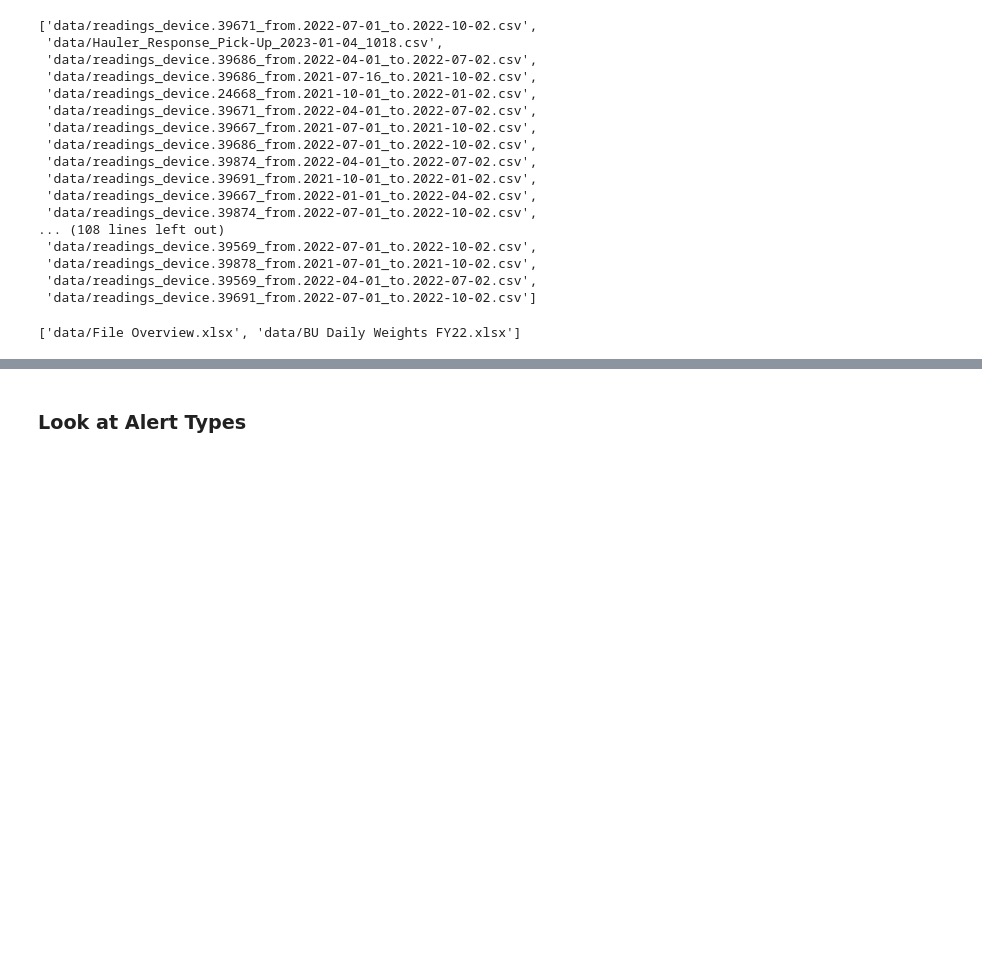
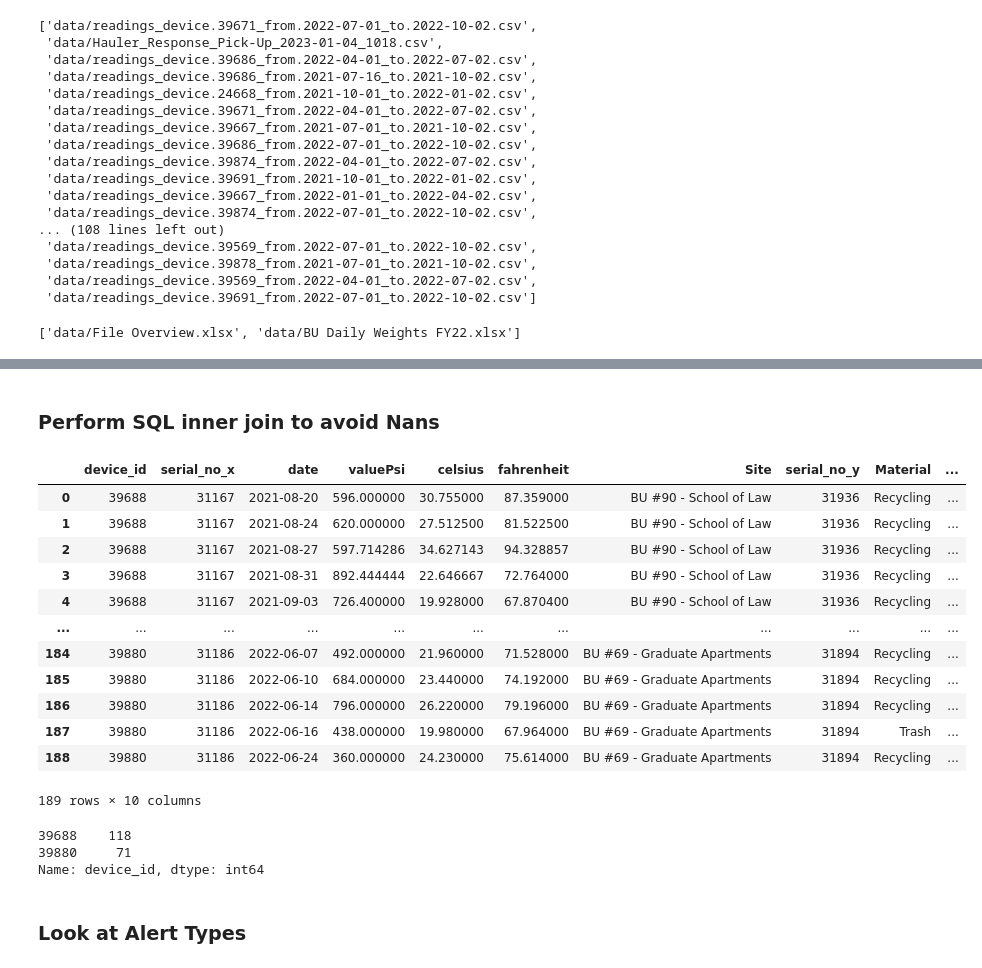
Before and after one commit to BU-Spark/ds-bu-sustainability-waste, a Jupyter notebook: spring23-team-1/DataAnalysis_KV.ipynb, the cells around one changed output, grey strips where cells are left out. Cells and saved outputs as stored; diff of their text form; code cells hidden in the pictures; blank space fills up the shorter version.

```diff
--- a/spring23-team-1/DataAnalysis_KV.ipynb
+++ b/spring23-team-1/DataAnalysis_KV.ipynb
@@ -65,0 +341,4 @@ reading_df
+# %%
+#Join daily weight data
+daily_weights_df = pd.read_excel('data/BU Daily Weights FY22.xlsx')
+daily_weights_df
@@ -65,0 +359,3 @@ reading_df
+# %%
+daily_weights_df = daily_weights_df[daily_weights_df['Customer Key'].notna()]
+daily_weights_df['Customer Key'] = daily_weights_df['Customer Key'].astype(int)
@@ -65,0 +368,4 @@ reading_df
+# %%
+daily_weights_df.rename(columns={"Customer Key": "serial_no",
+                                "Work Order Date": "date", "Location":"Site"}, inplace=True)
+daily_weights_df.drop(columns = "Address", inplace = True)
@@ -66,3 +404,30 @@ reading_df
+# %% [markdown]
+### Perform SQL inner join to avoid Nans
+# %%
+device_readings_weights_df = pd.merge(device_readings_site_df, daily_weights_df, how = 'inner',
+                                      on=['date', 'Site'])
+# %%
+device_readings_weights_df
+# %% [output]
+|  | device_id | serial_no_x | date | valuePsi | celsius | fahrenheit | Site | serial_no_y | Material | ... |
+| 0 | 39688 | 31167 | 2021-08-20 | 596.000000 | 30.755000 | 87.359000 | BU #90 - School of Law | 31936 | Recycling | ... |
+| 1 | 39688 | 31167 | 2021-08-24 | 620.000000 | 27.512500 | 81.522500 | BU #90 - School of Law | 31936 | Recycling | ... |
+| 2 | 39688 | 31167 | 2021-08-27 | 597.714286 | 34.627143 | 94.328857 | BU #90 - School of Law | 31936 | Recycling | ... |
+| 3 | 39688 | 31167 | 2021-08-31 | 892.444444 | 22.646667 | 72.764000 | BU #90 - School of Law | 31936 | Recycling | ... |
+| 4 | 39688 | 31167 | 2021-09-03 | 726.400000 | 19.928000 | 67.870400 | BU #90 - School of Law | 31936 | Recycling | ... |
+| ... | ... | ... | ... | ... | ... | ... | ... | ... | ... | ... |
+| 184 | 39880 | 31186 | 2022-06-07 | 492.000000 | 21.960000 | 71.528000 | BU #69 - Graduate Apartments | 31894 | Recycling | ... |
+| 185 | 39880 | 31186 | 2022-06-10 | 684.000000 | 23.440000 | 74.192000 | BU #69 - Graduate Apartments | 31894 | Recycling | ... |
+| 186 | 39880 | 31186 | 2022-06-14 | 796.000000 | 26.220000 | 79.196000 | BU #69 - Graduate Apartments | 31894 | Recycling | ... |
+| 187 | 39880 | 31186 | 2022-06-16 | 438.000000 | 19.980000 | 67.964000 | BU #69 - Graduate Apartments | 31894 | Trash | ... |
+| 188 | 39880 | 31186 | 2022-06-24 | 360.000000 | 24.230000 | 75.614000 | BU #69 - Graduate Apartments | 31894 | Recycling | ... |
+189 rows × 10 columns
+# %%
+device_readings_weights_df.device_id.value_counts()
+# %% [output]
+39688    118
+39880     71
+Name: device_id, dtype: int64
 # %% [markdown]
 ### Look at Alert Types
 # %%
```
Also changed, not shown: parts of 52 cells of this notebook.
